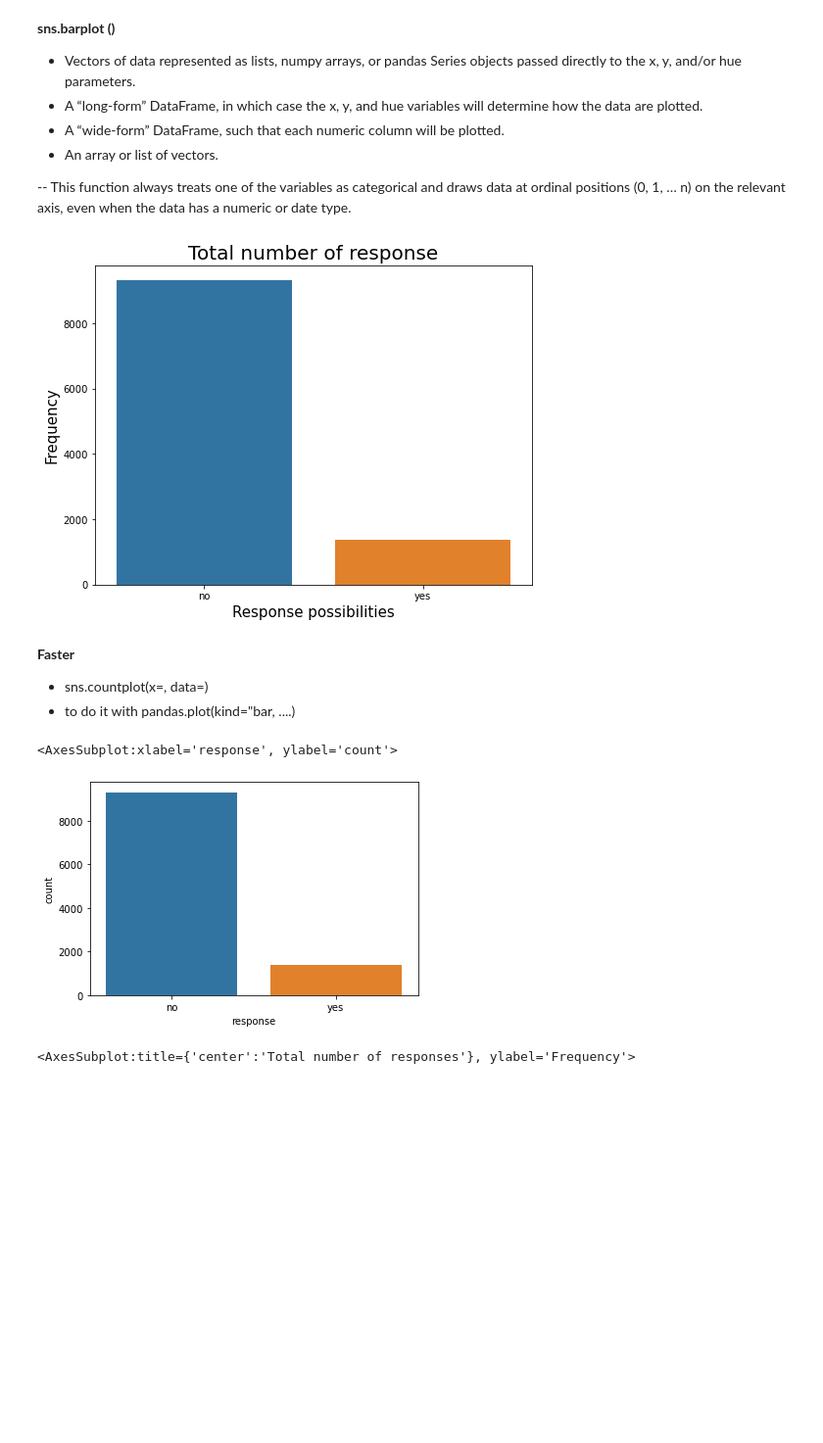
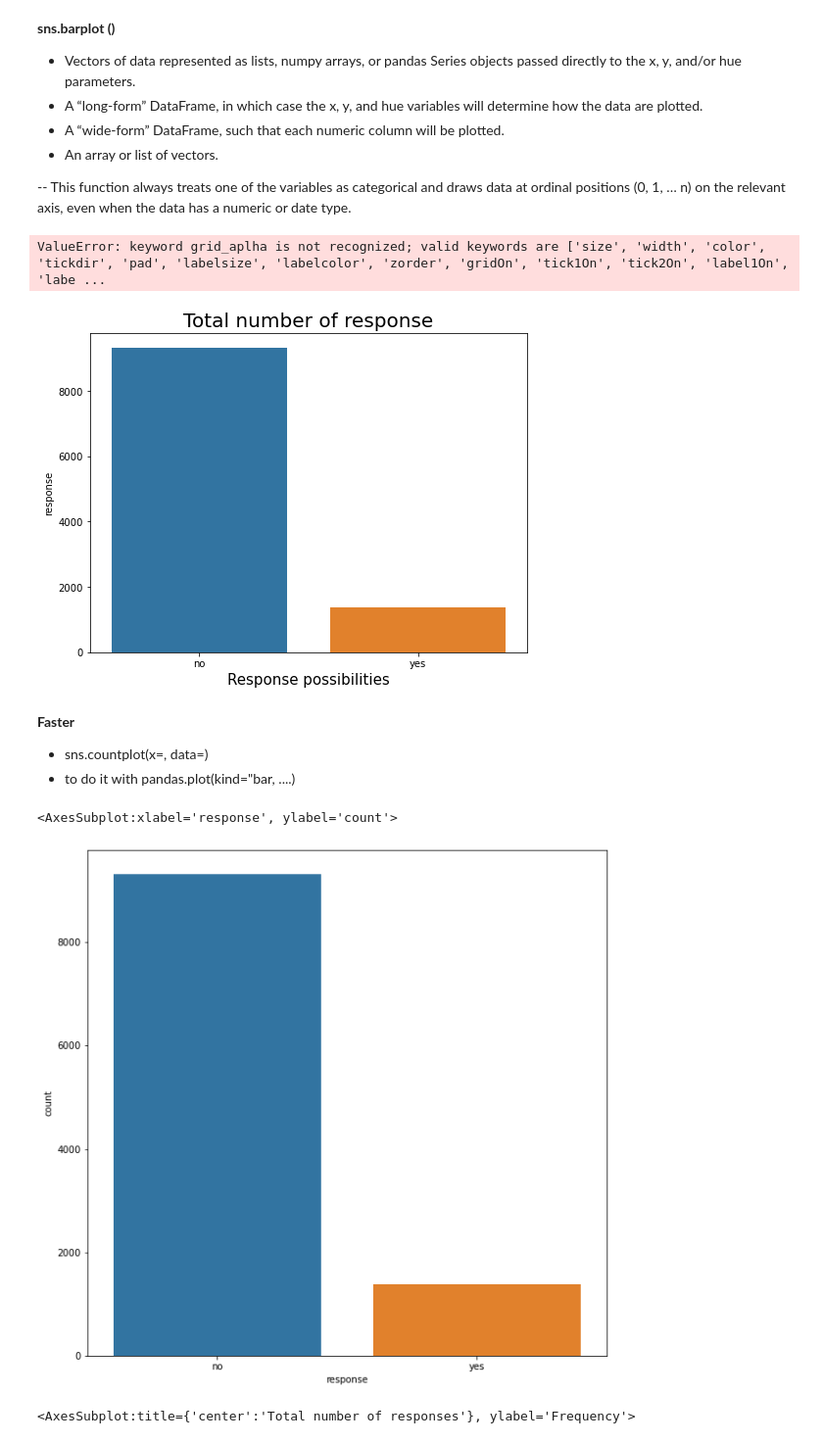
Before and after one commit to ellagoesbeyond/DA_Lab, a Jupyter notebook: week 2/week_two_day_3_Cutsomer_Analysis_Case_Study_Elisabeth_O.ipynb, the cells around one changed output. Shown at 98% size. Saved outputs shown, nothing was run; the diff lists cells and outputs as text; code cells hidden in the pictures; blank space fills up the shorter version.

```diff
--- a/week 2/week_two_day_3_Cutsomer_Analysis_Case_Study_Elisabeth_O.ipynb
+++ b/week 2/week_two_day_3_Cutsomer_Analysis_Case_Study_Elisabeth_O.ipynb
@@ -315,19 +315,23 @@ plt.figure(figsize=(8,6))
 sns.barplot(x=data_response_plot.index, y= data_response_plot)#we work with the pd.series like the one we created in line (168)
 plt.xlabel("Response possibilities", size= 15)
 plt.title("Total number of response", size=20)
+plt.grid(ls="--", aplha=0.2, color="k", axis="y")
 plt.ylabel("Frequency", size= 15)
 plt.show()
 # %% [output]
+ValueError: keyword grid_aplha is not recognized; valid keywords are ['size', 'width', 'color', 'tickdir', 'pad', 'labelsize', 'labelcolor', 'zorder', 'gridOn', 'tick1On', 'tick2On', 'label1On', 'labe ...
-[figure, old version]
+[figure, new version]
 # %% [markdown]
 **Faster**
 - sns.countplot(x=, data=)
 - to do it with pandas.plot(kind="bar, ....)
 # %%
+plt.figure(figsize=(10,10))
+
 sns.countplot(x="response", data=categorical)
 # %% [output]
 <AxesSubplot:xlabel='response', ylabel='count'>
-[figure, old version]
+[figure, new version]
 # %%
 nb_of_responses=categorical['response'].value_counts().plot(kind='bar',figsize=(13,13),sort_columns=False, title="Total number of responses",ylabel="Frequency")
 nb_of_responses
```
Also changed, not shown: 1 other file.
